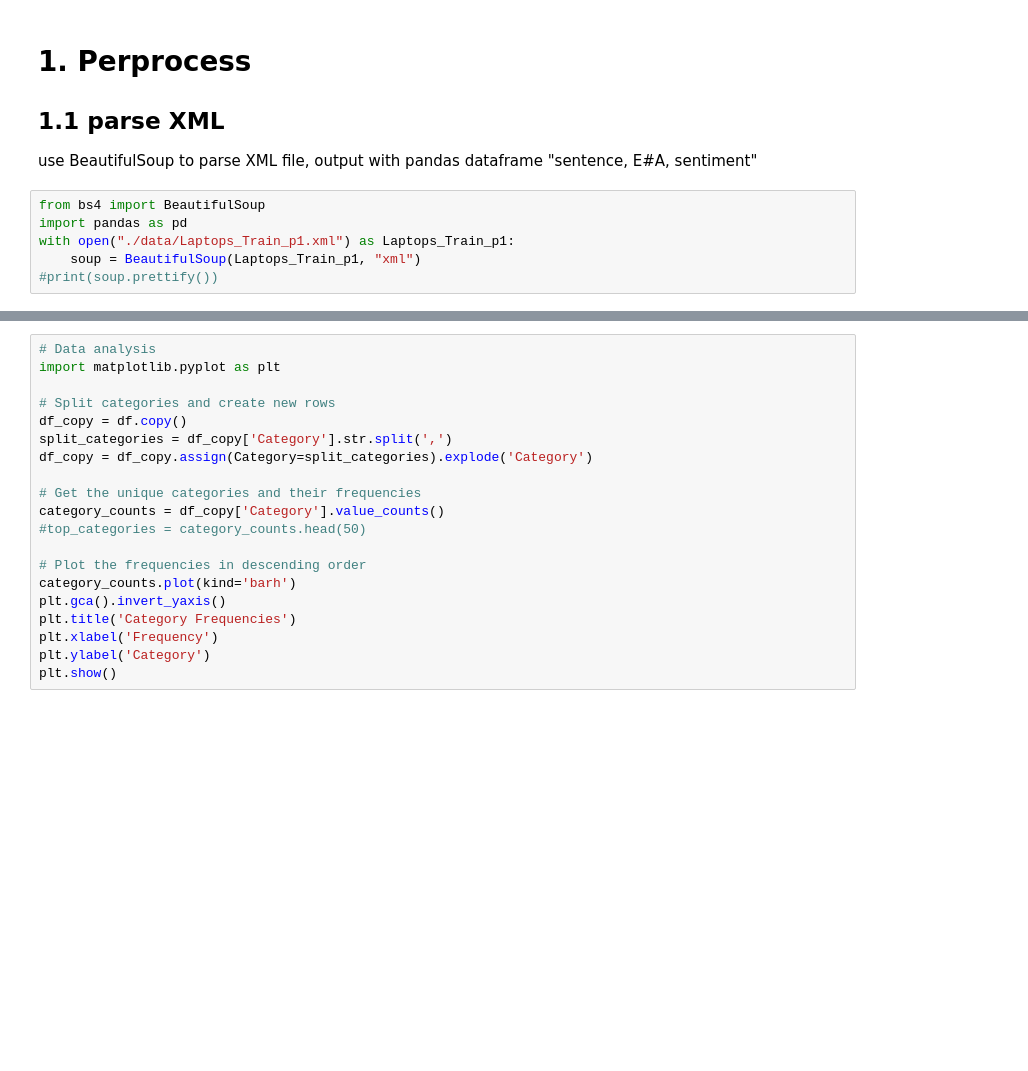
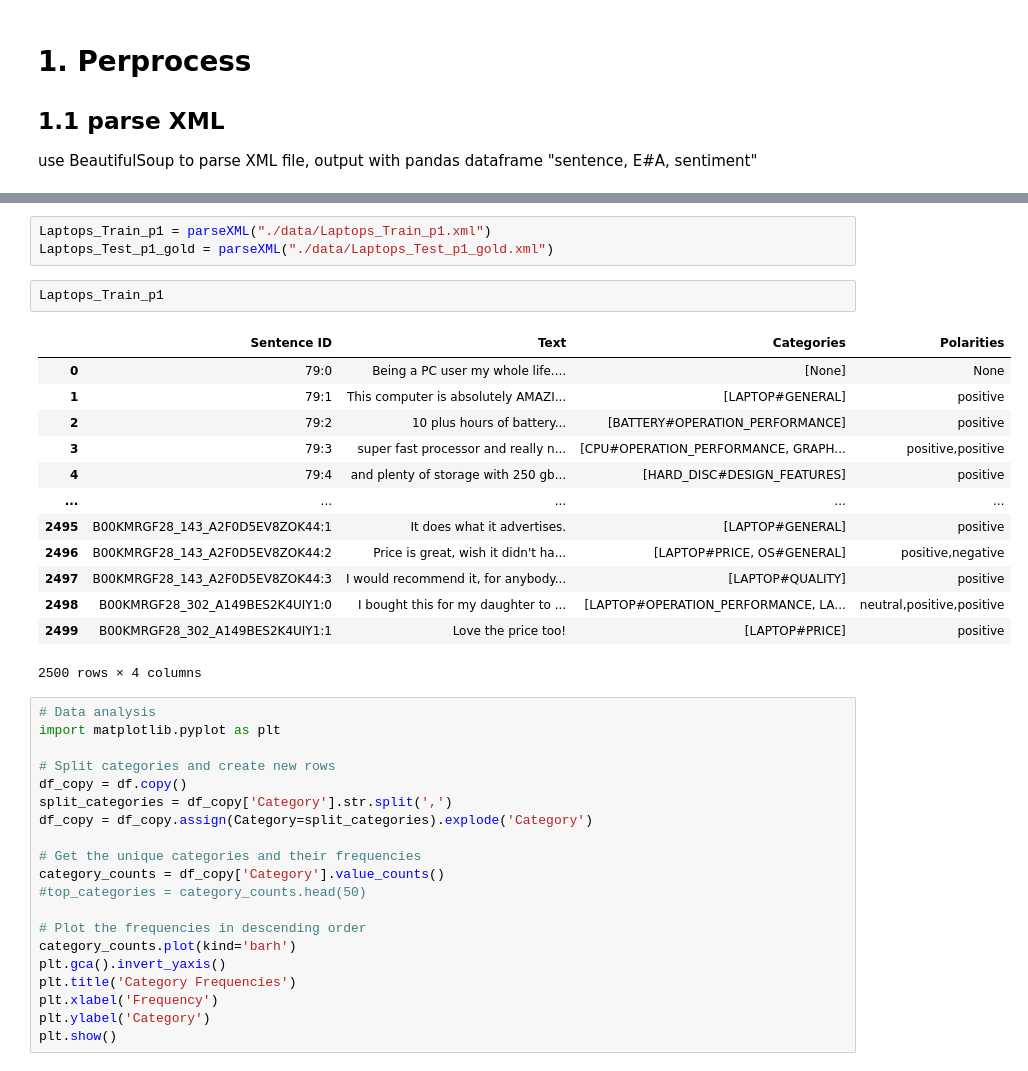
Before and after one commit to xinpengwoo/UoB, a Jupyter notebook: NLP/Proj/main.ipynb, the cells around one changed output, grey strips where cells are left out. Cells and saved outputs as stored; diff of their text form; blank space fills up the shorter version.

```diff
--- a/NLP/Proj/main.ipynb
+++ b/NLP/Proj/main.ipynb
@@ -2,10 +2,4 @@
 # 1. Perprocess
 ## 1.1 parse XML
 use BeautifulSoup to parse XML file, output with pandas dataframe "sentence, E#A, sentiment"
-# %%
-from bs4 import BeautifulSoup
-import pandas as pd
-with open("./data/Laptops_Train_p1.xml") as Laptops_Train_p1:
-    soup = BeautifulSoup(Laptops_Train_p1, "xml")
-#print(soup.prettify())
 # %%
@@ -59,3 +41,22 @@ print(df)
+# %%
+Laptops_Train_p1 = parseXML("./data/Laptops_Train_p1.xml")
+Laptops_Test_p1_gold = parseXML("./data/Laptops_Test_p1_gold.xml")
+# %%
+Laptops_Train_p1
+# %% [output]
+|  | Sentence ID | Text | Categories | Polarities |
+| 0 | 79:0 | Being a PC user my whole life.... | [None] | None |
+| 1 | 79:1 | This computer is absolutely AMAZI... | [LAPTOP#GENERAL] | positive |
+| 2 | 79:2 | 10 plus hours of battery... | [BATTERY#OPERATION_PERFORMANCE] | positive |
+| 3 | 79:3 | super fast processor and really n... | [CPU#OPERATION_PERFORMANCE, GRAPH... | positive,positive |
+| 4 | 79:4 | and plenty of storage with 250 gb... | [HARD_DISC#DESIGN_FEATURES] | positive |
+| ... | ... | ... | ... | ... |
+| 2495 | B00KMRGF28_143_A2F0D5EV8ZOK44:1 | It does what it advertises. | [LAPTOP#GENERAL] | positive |
+| 2496 | B00KMRGF28_143_A2F0D5EV8ZOK44:2 | Price is great, wish it didn't ha... | [LAPTOP#PRICE, OS#GENERAL] | positive,negative |
+| 2497 | B00KMRGF28_143_A2F0D5EV8ZOK44:3 | I would recommend it, for anybody... | [LAPTOP#QUALITY] | positive |
+| 2498 | B00KMRGF28_302_A149BES2K4UIY1:0 | I bought this for my daughter to ... | [LAPTOP#OPERATION_PERFORMANCE, LA... | neutral,positive,positive |
+| 2499 | B00KMRGF28_302_A149BES2K4UIY1:1 | Love the price too! | [LAPTOP#PRICE] | positive |
+2500 rows × 4 columns
 # %%
 # Data analysis
 import matplotlib.pyplot as plt
```
Also changed, not shown: parts of 8 cells of this notebook.
